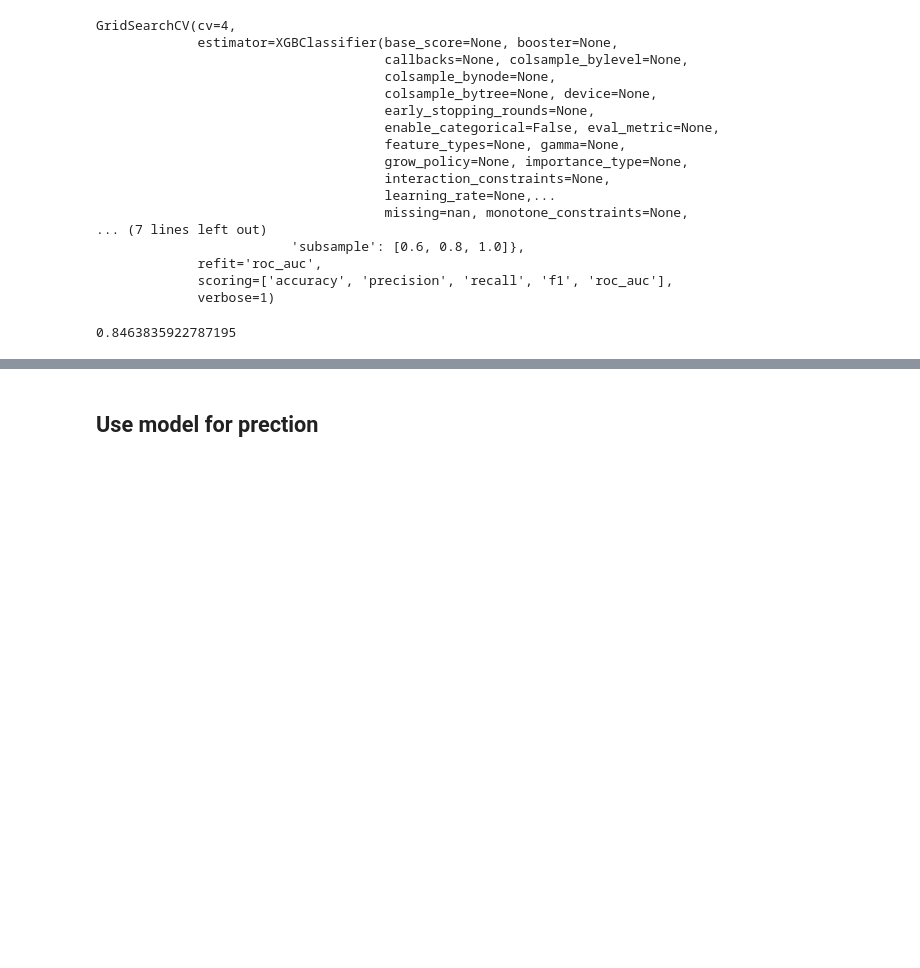
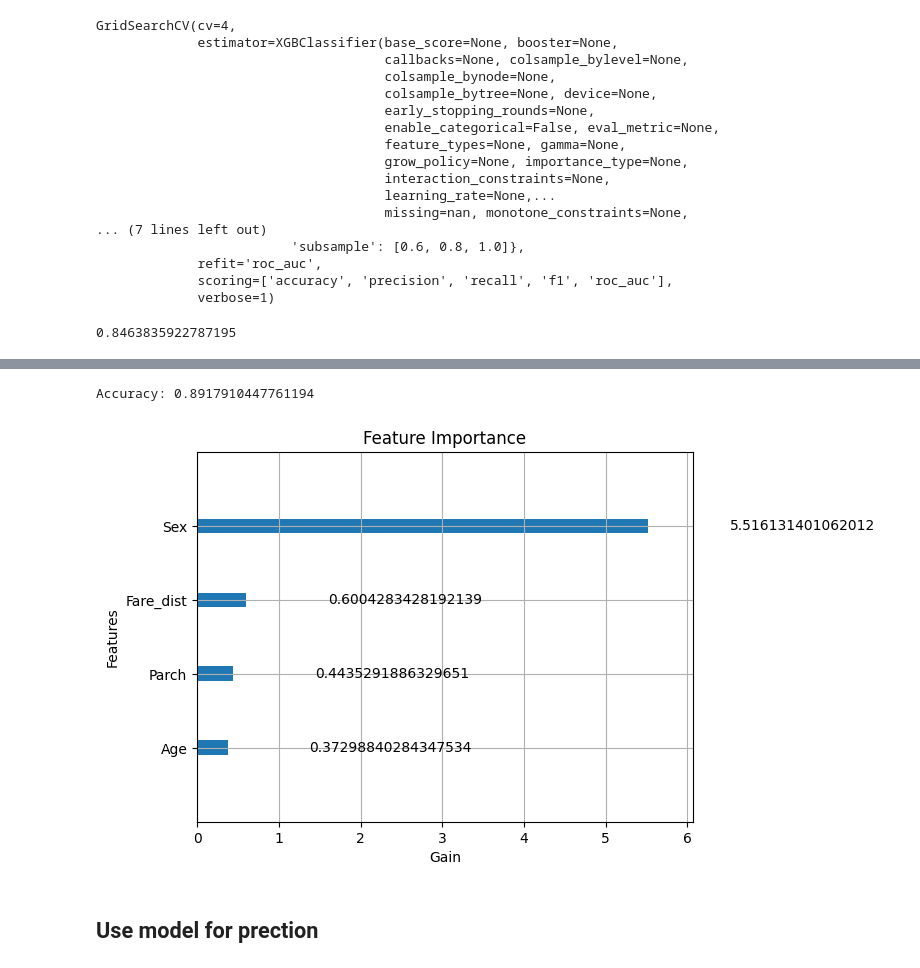
Before and after one commit to rahmansahinler1/kaggle_titanic_comp, a Jupyter notebook: kaggle_titanic_competition.ipynb, the cells around one changed output, grey strips where cells are left out. Saved outputs shown, nothing was run; the diff lists cells and outputs as text; code cells hidden in the pictures; blank space fills up the shorter version.

Commit message:
feature importance graphic added to the solution notebook

```diff
--- a/kaggle_titanic_competition.ipynb
+++ b/kaggle_titanic_competition.ipynb
@@ -575,3 +570,15 @@ Accuracy: 0.8917910447761194
+# %%
+# Model accuracy
+accuracy = xgb_final.score(X_test, y_test)
+print("Accuracy:", accuracy)
+# %% [output]
+Accuracy: 0.8917910447761194
+# %%
+# Plot feature importance with custom parameters
+xgb.plot_importance(xgb_final, max_num_features=10, importance_type='gain', xlabel='Gain', title='Feature Importance')
+plt.show()
+# %% [output]
+[figure, added]
 # %% [markdown]
 ## Use model for prection
 # %%
```
Also changed, not shown: parts of 10 cells of this notebook.
